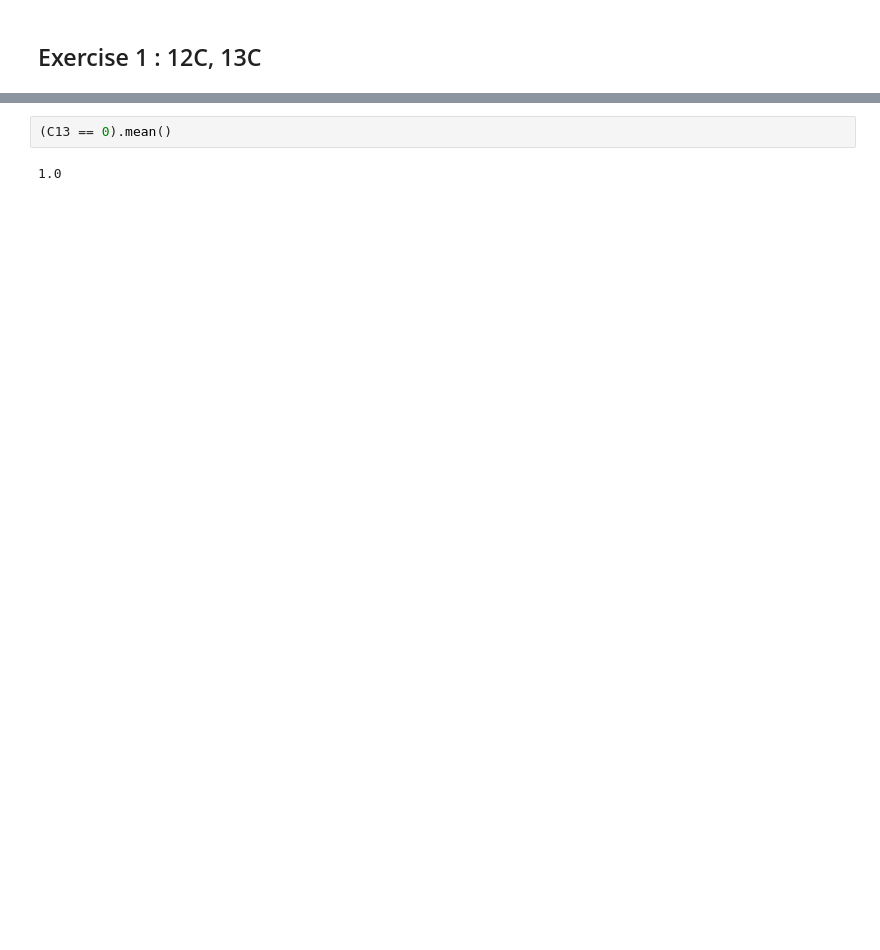
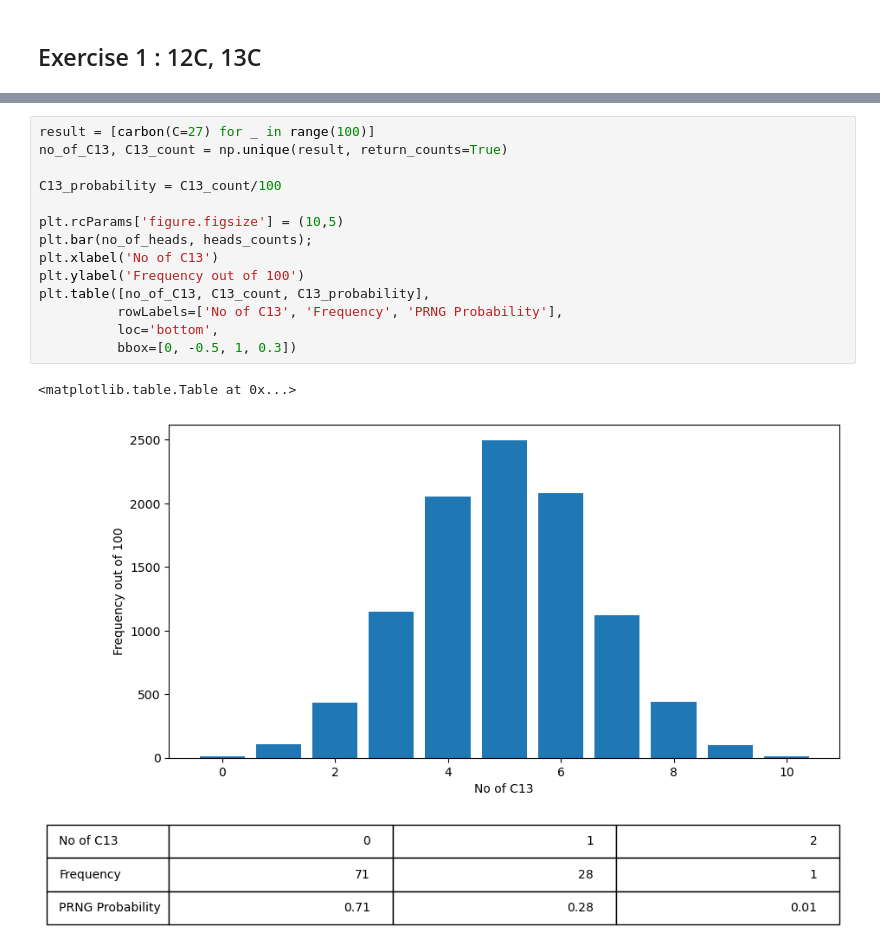
Before and after one commit to SPS-SP2273/learning-portfolio-BryanLim19, a Jupyter notebook: random numbers/random_numbers_(need).ipynb, the cells around one changed output, grey strips where cells are left out. Saved outputs shown, nothing was run; the diff lists cells and outputs as text; blank space fills up the shorter version.

```diff
--- a/random numbers/random_numbers_(need).ipynb
+++ b/random numbers/random_numbers_(need).ipynb
@@ -195,4 +195,17 @@ print(np.std(result))
-# %%
-(C13 == 0).mean()
-# %% [output]
-1.0
+# %%
+result = [carbon(C=27) for _ in range(100)]
+no_of_C13, C13_count = np.unique(result, return_counts=True)
+
+C13_probability = C13_count/100
+
+plt.rcParams['figure.figsize'] = (10,5)
+plt.bar(no_of_heads, heads_counts);
+plt.xlabel('No of C13')
+plt.ylabel('Frequency out of 100')
+plt.table([no_of_C13, C13_count, C13_probability],
+          rowLabels=['No of C13', 'Frequency', 'PRNG Probability'],
+          loc='bottom',
+          bbox=[0, -0.5, 1, 0.3])
+# %% [output]
+<matplotlib.table.Table at 0x...>
+[figure, added]
```
Also changed, not shown: parts of 6 cells of this notebook, 2 other files.
